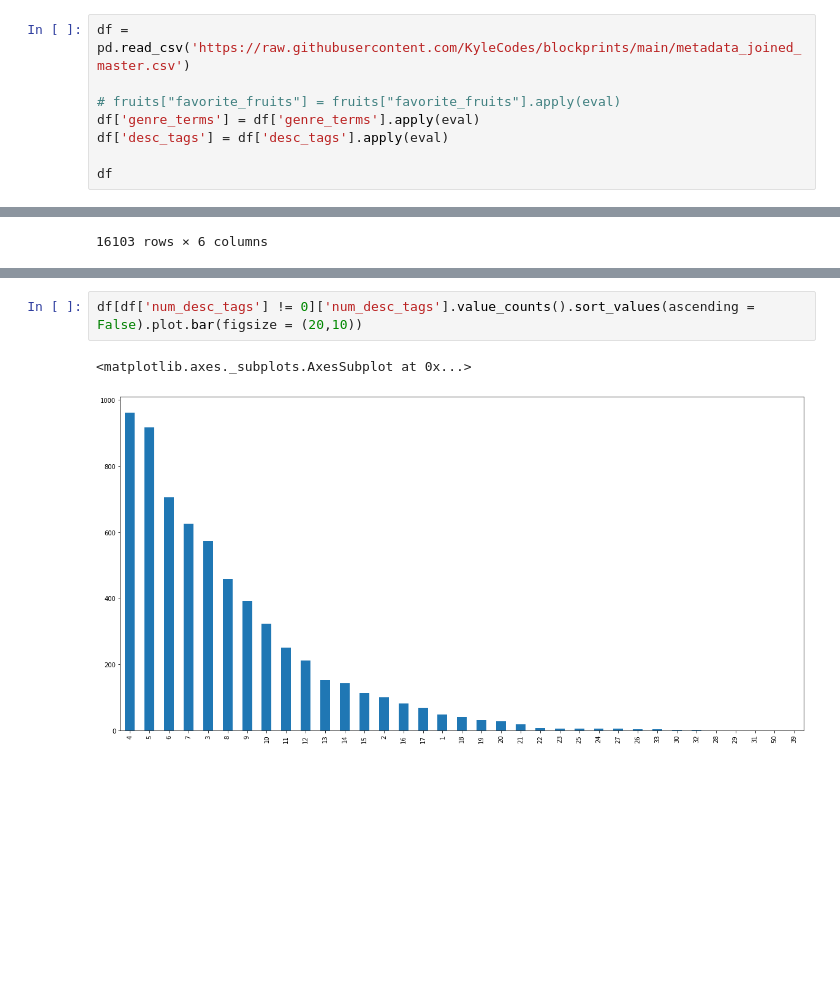
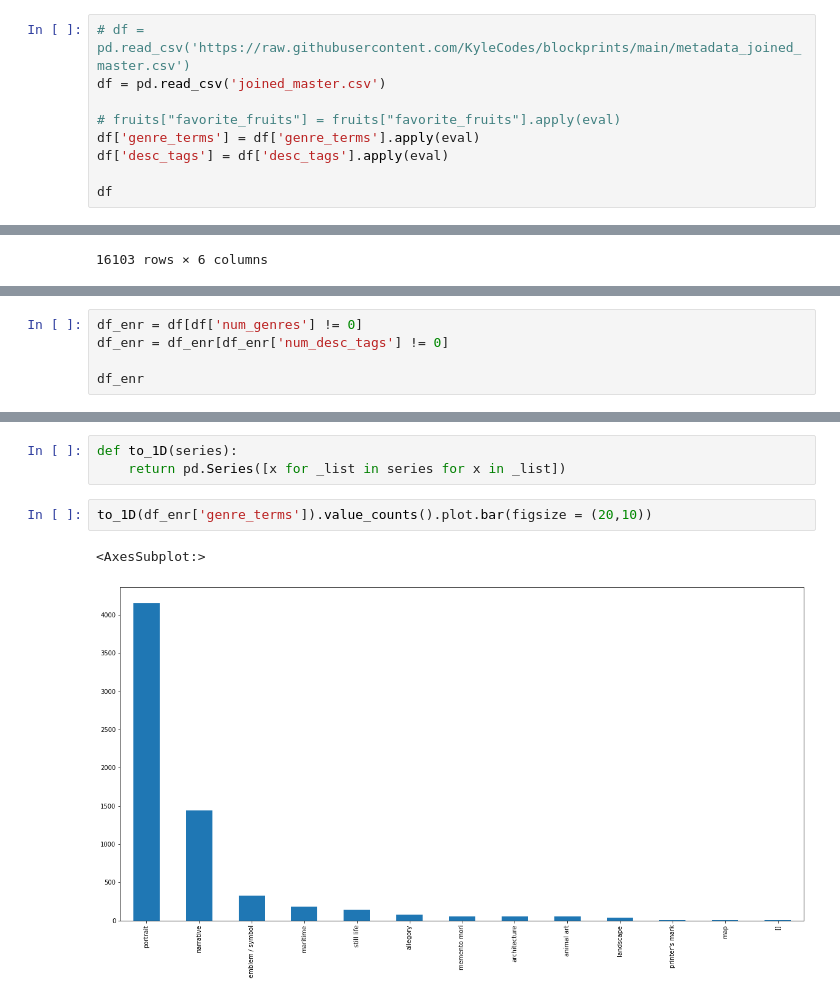
Before and after one commit to KyleCodes/blockprints, a Jupyter notebook: data_exploration.ipynb, the cells around one changed output, grey strips where cells are left out. Drawn from its saved outputs; the diff is of its cells as text; blank space fills up the shorter version.

```diff
--- a/data_exploration.ipynb
+++ b/data_exploration.ipynb
@@ -5,5 +13,6 @@ import pandas as pd
 # %%
-df = pd.read_csv('https://raw.githubusercontent.com/KyleCodes/blockprints/main/metadata_joined_master.csv')
+# df = pd.read_csv('https://raw.githubusercontent.com/KyleCodes/blockprints/main/metadata_joined_master.csv')
+df = pd.read_csv('joined_master.csv')
 
 # fruits["favorite_fruits"] = fruits["favorite_fruits"].apply(eval)
 df['genre_terms'] = df['genre_terms'].apply(eval)
@@ -61,0 +60,5 @@ df['num_desc_tags'].value_counts()
+# %%
+df_enr = df[df['num_genres'] != 0]
+df_enr = df_enr[df_enr['num_desc_tags'] != 0]
+
+df_enr
@@ -72,5 +105,8 @@ df['num_genres'].value_counts().sort_values(ascending = False).plot.bar(figsize
+# %%
+def to_1D(series):
+    return pd.Series([x for _list in series for x in _list])
 # %%
-df[df['num_desc_tags'] != 0]['num_desc_tags'].value_counts().sort_values(ascending = False).plot.bar(figsize = (20,10))
+to_1D(df_enr['genre_terms']).value_counts().plot.bar(figsize = (20,10))
 # %% [output]
-<matplotlib.axes._subplots.AxesSubplot at 0x...>
+<AxesSubplot:>
-[figure, old version]
+[figure, new version]
```
Also changed, not shown: parts of 17 cells of this notebook, 1 other file.
